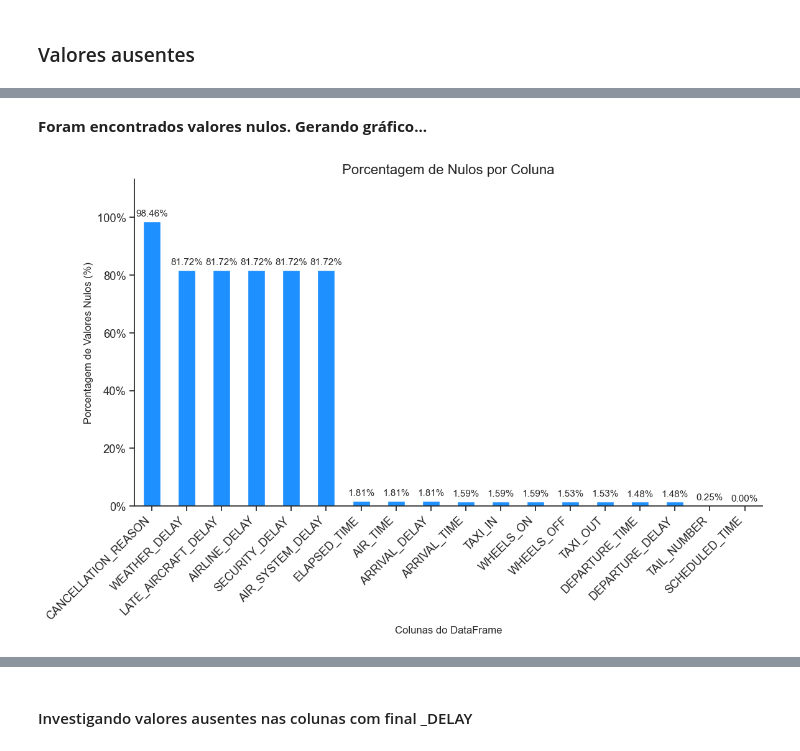
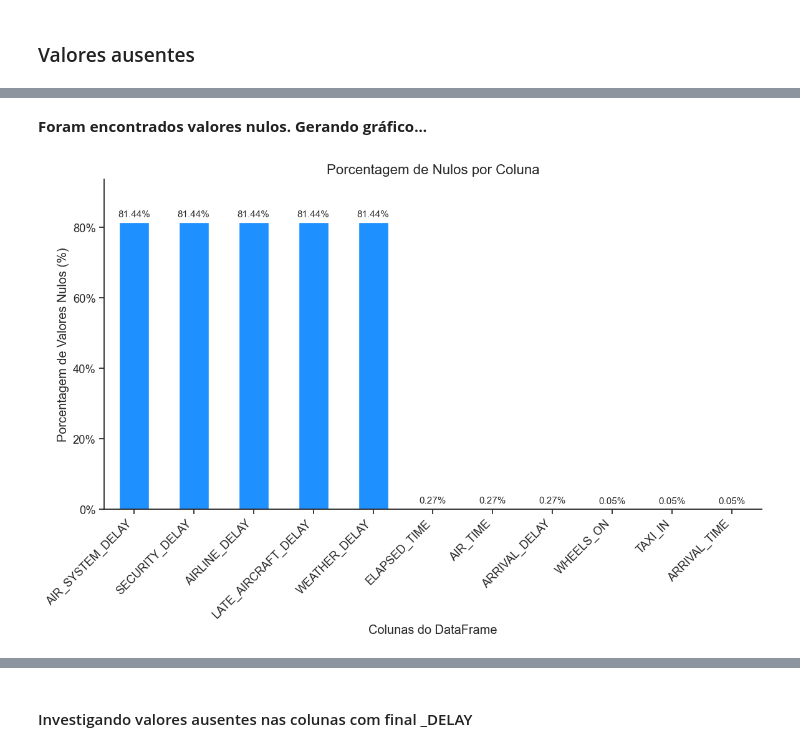
Before and after one commit to phmelosilva/Flight-Delays-Data-Pipeline-and-Analysis, a Jupyter notebook: analytics/bronze_analysis/bronze_analysis.ipynb, the cells around one changed output, grey strips where cells are left out. Cells and saved outputs as stored; diff of their text form; code cells hidden in the pictures.

```diff
--- a/analytics/bronze_analysis/bronze_analysis.ipynb
+++ b/analytics/bronze_analysis/bronze_analysis.ipynb
@@ -433,2 +478,6 @@ display(flights_df.describe(include='all').T)
+# %%
+cols = ['CANCELLED', 'CANCELLATION_REASON']
+
+flights_df = flights_df[flights_df['CANCELLED'] != 1].drop(columns=cols)
 # %% [markdown]
 ### Valores ausentes
@@ -435,7 +486,10 @@ display(flights_df.describe(include='all').T)
 # %%
 null_counts = flights_df.isna().sum()
-null_pct = (null_counts / len(flights_df) * 100).round(4)
-null_summary = pd.concat([null_counts.rename("n_missing"), null_pct.rename("%_missing")], axis=1).sort_values("%_missing", ascending=False)
+null_pct = (null_counts / len(flights_df) * 100).round(2)
+null_summary = pd.concat(
+    [null_counts.rename("n_missing"), null_pct.rename("%_missing")],
+    axis=1
+).sort_values("%_missing", ascending=False)
 null_summary.head(30)
 # %% [output]
 |  | n_missing | %_missing |
@@ -458,36 +512,28 @@ null_summary.head(30)
 # %%
-pctNulosFlight = (flights_df.isnull().sum() / len(flights_df)) * 100
+pct_nulos = null_pct[null_pct > 0].sort_values(ascending=False)
 
-pctNulosFlight = pctNulosFlight[pctNulosFlight > 0]
+if not pct_nulos.empty:
+    display(Markdown("**Foram encontrados valores nulos. Gerando gráfico...**"))
+    fig, ax = plt.subplots(figsize=(12, 8))
+    pct_nulos.plot(kind='bar', color='dodgerblue', ax=ax)
 
-if not pctNulosFlight.empty:
-  display(Markdown("**Foram encontrados valores nulos. Gerando gráfico...**"))
-  pctNulosFlight = pctNulosFlight.sort_values(ascending=False)
+    ax.set_title('Porcentagem de Nulos por Coluna', fontsize=16)
+    ax.set_ylabel('Porcentagem de Valores Nulos (%)')
+    ax.set_xlabel('Colunas do DataFrame')
+    ax.yaxis.set_major_formatter(mtick.PercentFormatter())
 
-  plt.figure(figsize=(12, 8))
+    for p in ax.patches:
+        ax.annotate(f'{p.get_height():.2f}%',
+                    (p.get_x() + p.get_width() / 2., p.get_height()),
+                    ha='center', va='center',
+                    xytext=(0, 9), textcoords='offset points', fontsize=11)
 
-  ax = pctNulosFlight.plot(kind='bar', color='dodgerblue')
-
-  plt.title('Porcentagem de Nulos por Coluna', fontsize=16)
-  plt.ylabel('Porcentagem de Valores Nulos (%)', fontsize=12)
-  plt.xlabel('Colunas do DataFrame', fontsize=12)
-  plt.xticks(rotation=45, ha='right')
-  plt.tight_layout()
-
-  ax.yaxis.set_major_formatter(mtick.PercentFormatter())
-
-  for p in ax.patches:
-    ax.annotate(f'{p.get_height():.2f}%',
-                (p.get_x() + p.get_width() / 2., p.get_height()),
-                ha='center', va='center',
-                xytext=(0, 9),
-                textcoords='offset points',
-                fontsize=11)
-
-  plt.ylim(0, pctNulosFlight.max() * 1.15)
-  plt.show()
+    plt.xticks(rotation=45, ha='right')
+    plt.tight_layout()
+    plt.ylim(0, pct_nulos.max() * 1.15)
+    plt.show()
 else:
-  display(Markdown("**Não foram encontrados valores nulos no conjunto de dados.**"))
+    display(Markdown("**Não foram encontrados valores nulos no conjunto de dados.**"))
 # %% [output]
 **Foram encontrados valores nulos. Gerando gráfico...**
-[figure, old version]
+[figure, new version]
```
Also changed, not shown: parts of 63 cells of this notebook, 10 other files.
